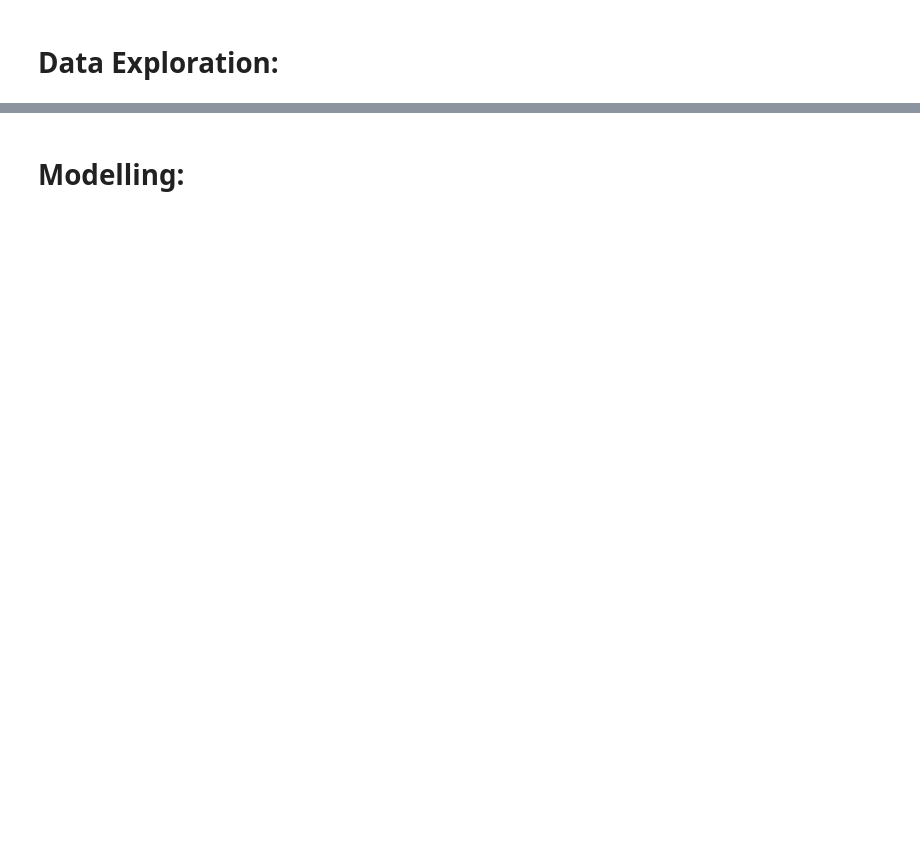
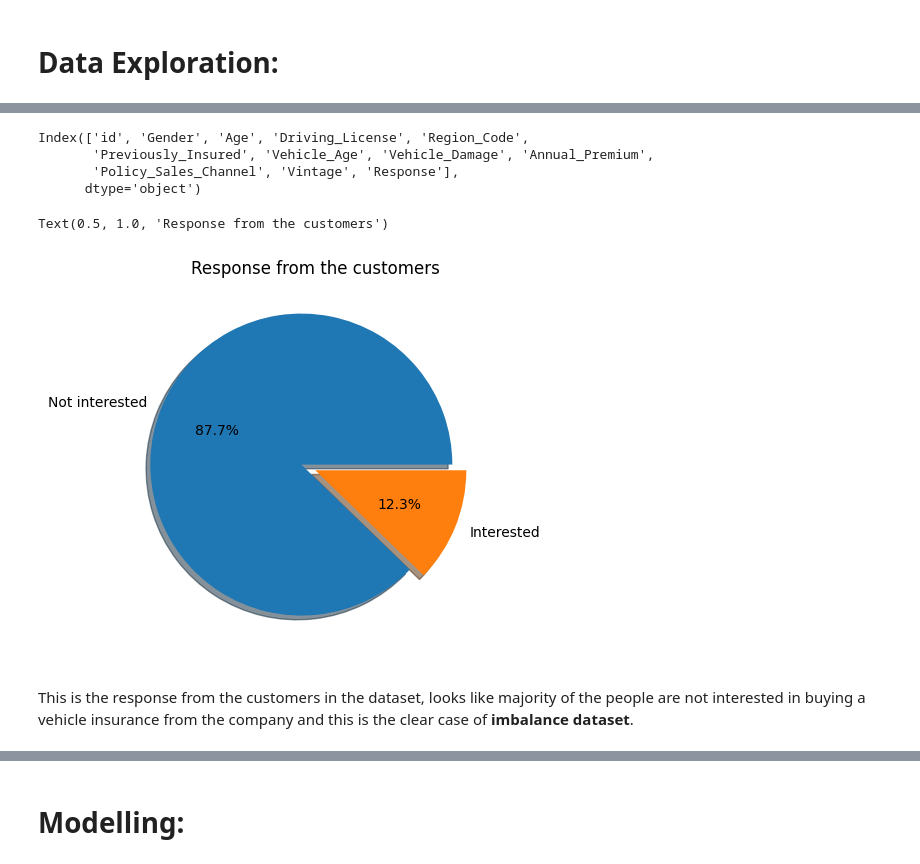
Before and after one commit to Saif-Khan435/Health-Insurance-Cross-Sell-Prediction, a Jupyter notebook: Mohammed_Saif_Khan_HEALTH_INSURANCE_CROSS_SELL_PREDICTION.ipynb, the cells around one changed output, grey strips where cells are left out. Drawn from its saved outputs; the diff is of its cells as text; code cells hidden in the pictures; blank space fills up the shorter version.

```diff
--- a/Mohammed_Saif_Khan_HEALTH_INSURANCE_CROSS_SELL_PREDICTION.ipynb
+++ b/Mohammed_Saif_Khan_HEALTH_INSURANCE_CROSS_SELL_PREDICTION.ipynb
@@ -72 +108,5 @@ warnings.filterwarnings('ignore')
+# %%
+# setting Parameters for the plots
+
+plt.rcParams.update({'figure.figsize':(8,5),'figure.dpi':100})
 # %% [markdown]
@@ -79,4 +121,6 @@ Drive already mounted at /content/drive; to attempt to forcibly remount, call dr
 # %%
-df = pd.read_csv('/content/drive/MyDrive/Alma Better Pinnacle Pro/Module 4 - Capstone Projects/Classification Capstone Project/Health Insurance Cross Sell Prediction/Copy of TRAIN-HEALTH INSURANCE CROSS SELL PREDICTION.csv')
+# Importing health insurance dataset
+
+Insurance_df = pd.read_csv('/content/drive/MyDrive/Alma Better Pinnacle Pro/Module 4 - Capstone Projects/Classification Capstone Project/Health Insurance Cross Sell Prediction/Copy of TRAIN-HEALTH INSURANCE CROSS SELL PREDICTION.csv')
 # %% [markdown]
 # Data Exploration:
@@ -478,0 +287,19 @@ df = df.astype(int)
+# %%
+Insurance_df.columns
+# %% [output]
+Index(['id', 'Gender', 'Age', 'Driving_License', 'Region_Code',
+       'Previously_Insured', 'Vehicle_Age', 'Vehicle_Damage', 'Annual_Premium',
+       'Policy_Sales_Channel', 'Vintage', 'Response'],
+      dtype='object')
+# %%
+# Checking the distribution of the target variable
+
+explode = (0.1, 0)
+labels = 'Not interested', 'Interested'
+plt.pie(Insurance_df.Response.value_counts(), explode=explode, labels=labels, shadow=True, autopct='%1.1f%%')
+plt.title('Response from the customers', size=12)
+# %% [output]
+Text(0.5, 1.0, 'Response from the customers')
+[figure, added]
+# %% [markdown]
+This is the response from the customers in the dataset, looks like majority of the people are not interested in buying a vehicle insurance from the company and this is the clear case of **imbalance dataset**.
```
Also changed, not shown: parts of 221 cells of this notebook.
